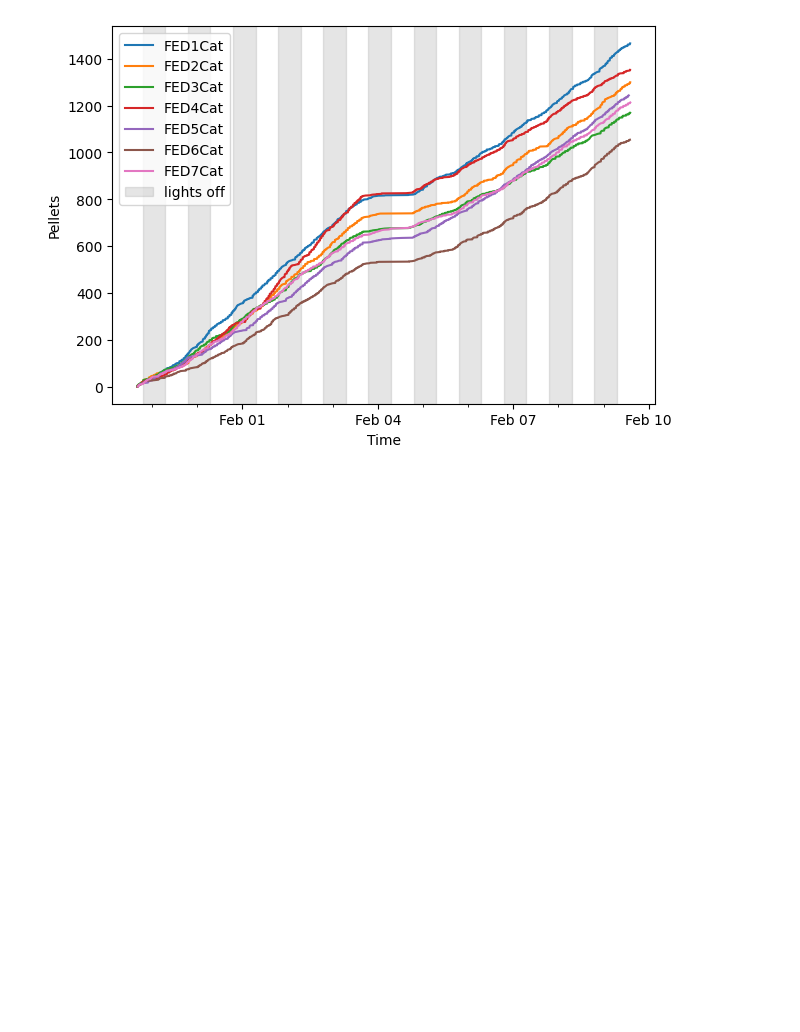
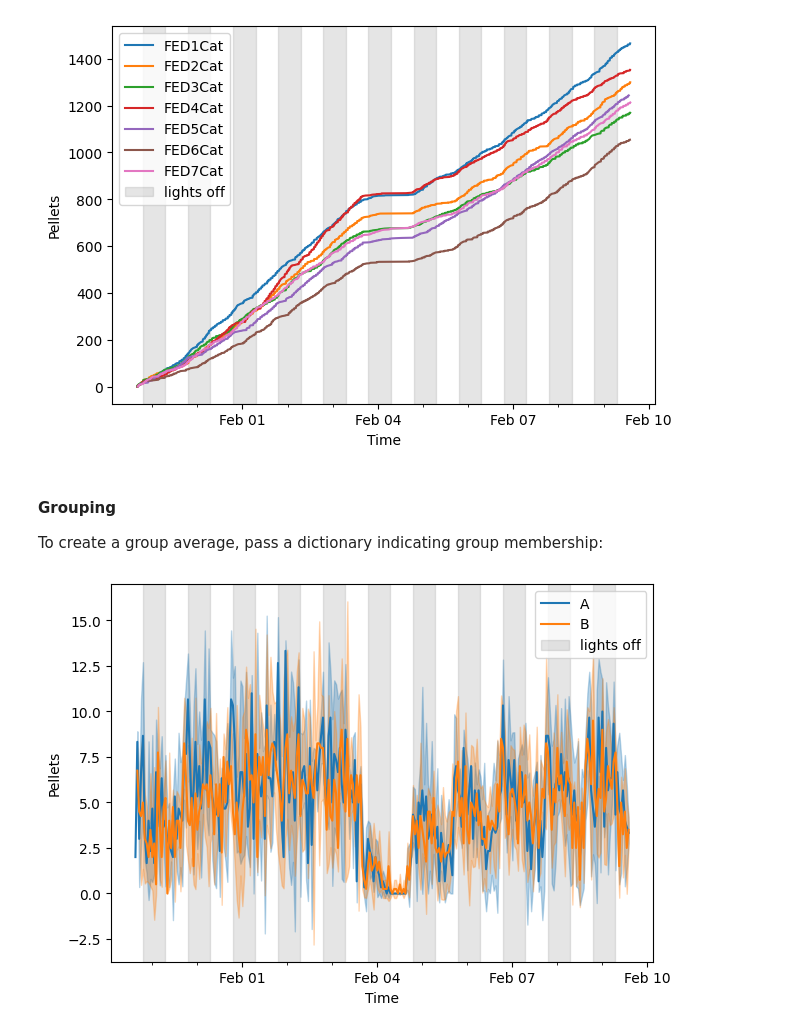
Before and after one commit to earnestt1234/fed3, a Jupyter notebook: docs/plots_getting_started.ipynb, the cells around one changed output. Saved outputs shown, nothing was run; the diff lists cells and outputs as text; code cells hidden in the pictures; blank space fills up the shorter version.

Commit message:
work on plot documentation

```diff
--- a/docs/plots_getting_started.ipynb
+++ b/docs/plots_getting_started.ipynb
@@ -18,8 +18,8 @@ matplotlib.rcParams['figure.dpi'] = 100
 
 The following sections will make use of some example data, provided by the [`fed3.examples`](https://earnestt1234.github.io/fed3/fed3/examples/index.html) package:
 # %%
-fedlist = fed3.load_examples('justin')
-f = fedlist[0]
+feds = fed3.load_examples('justin')
+f = feds[0]
 # %% [markdown]
 ## Basic plotting
 
@@ -49,2 +51,12 @@ fig = fplot.line(feds=fedlist, y='pellets')
 # %% [output]
 [figure]
+# %% [markdown]
+#### Grouping
+
+To create a group average, pass a dictionary indicating group membership:
+# %%
+groups = {'A' : feds[0:3], 'B' : feds[3:]}
+
+fig = fplot.line(groups, y='pellets')
+# %% [output]
+[figure, added]
```
Also changed, not shown: parts of 5 cells of this notebook.
